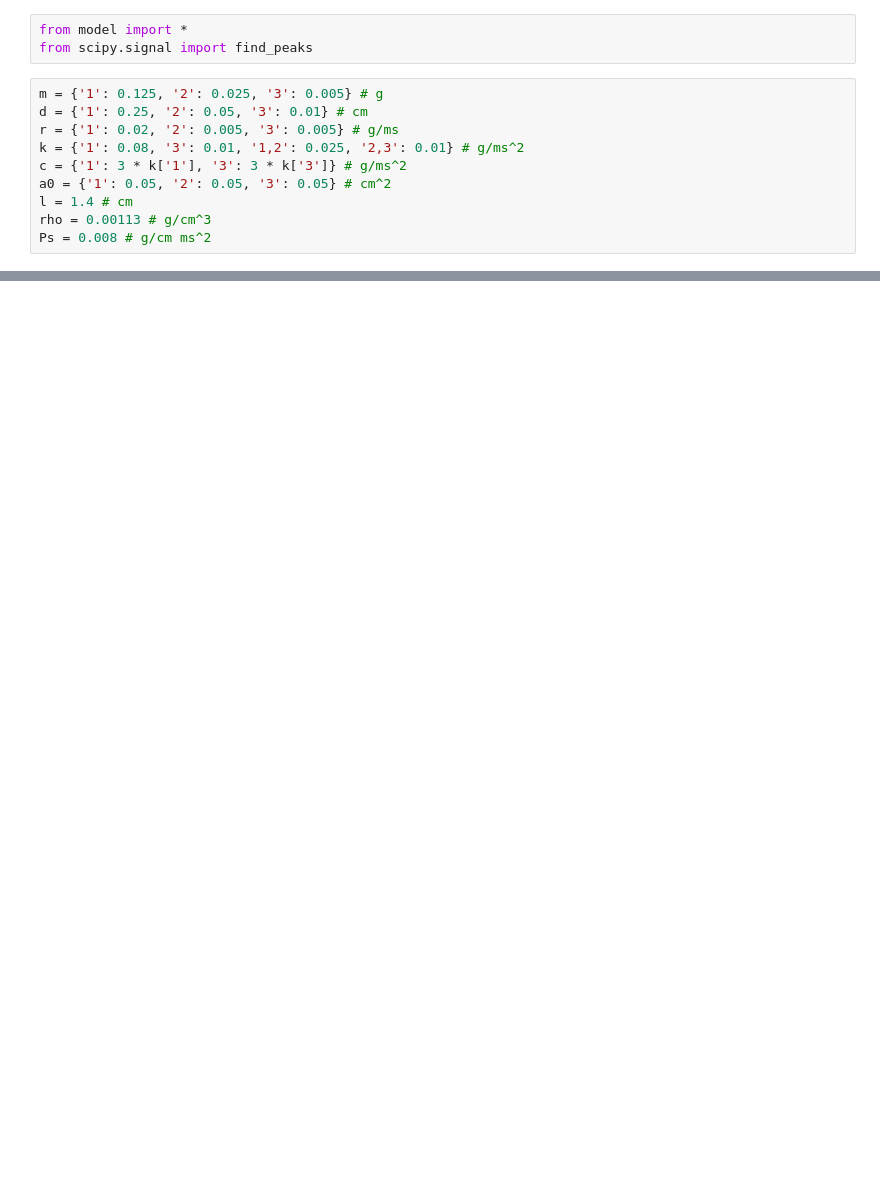
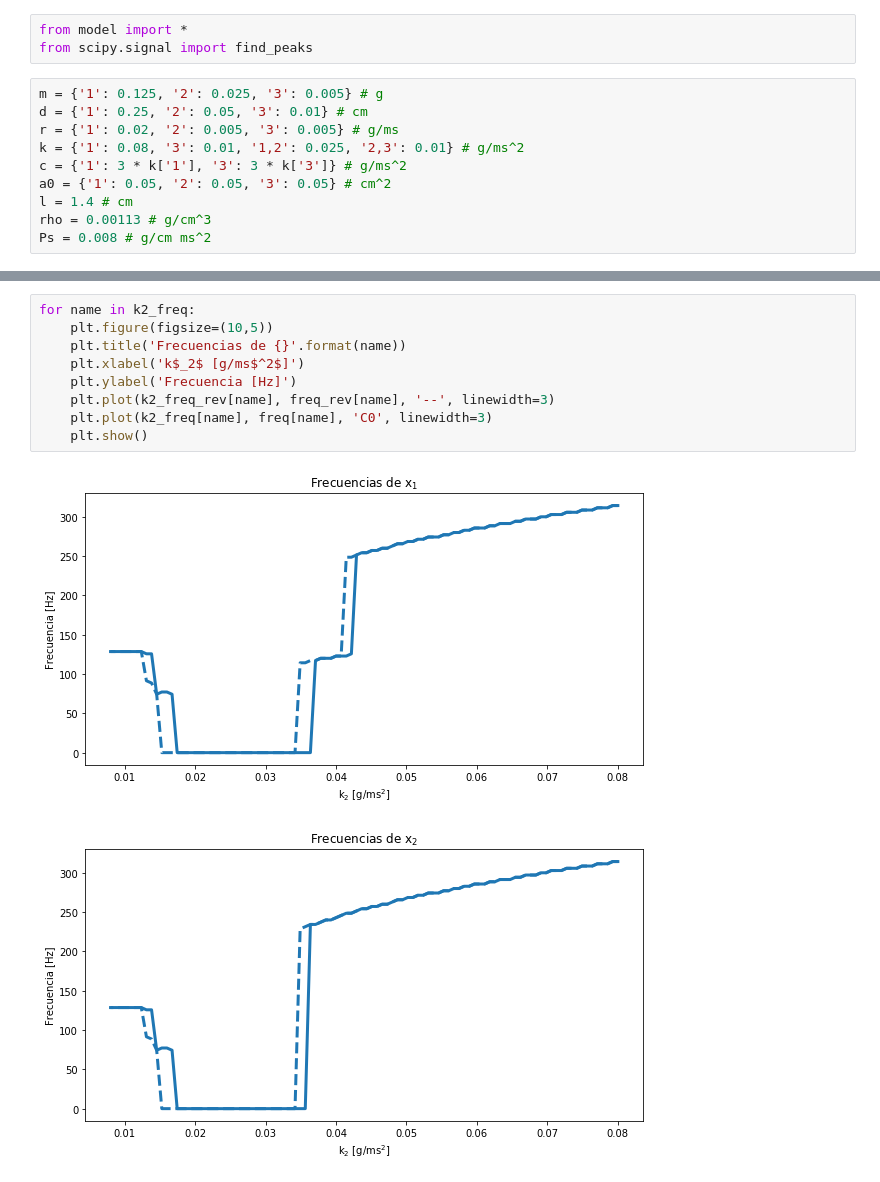
Before and after one commit to Kajachuan/simulacion, a Jupyter notebook: Bifurcaciones k2.ipynb, the cells around one changed output, grey strips where cells are left out. Saved outputs shown, nothing was run; the diff lists cells and outputs as text; blank space fills up the shorter version.

```diff
--- a/Bifurcaciones k2.ipynb
+++ b/Bifurcaciones k2.ipynb
@@ -59,0 +111,12 @@ plt.show()
+# %%
+for name in k2_freq:
+    plt.figure(figsize=(10,5))
+    plt.title('Frecuencias de {}'.format(name))
+    plt.xlabel('k$_2$ [g/ms$^2$]')
+    plt.ylabel('Frecuencia [Hz]')
+    plt.plot(k2_freq_rev[name], freq_rev[name], '--', linewidth=3)
+    plt.plot(k2_freq[name], freq[name], 'C0', linewidth=3)
+    plt.show()
+# %% [output]
+[figure, added]
+[figure, added]
```
Also changed, not shown: parts of 7 cells of this notebook.
